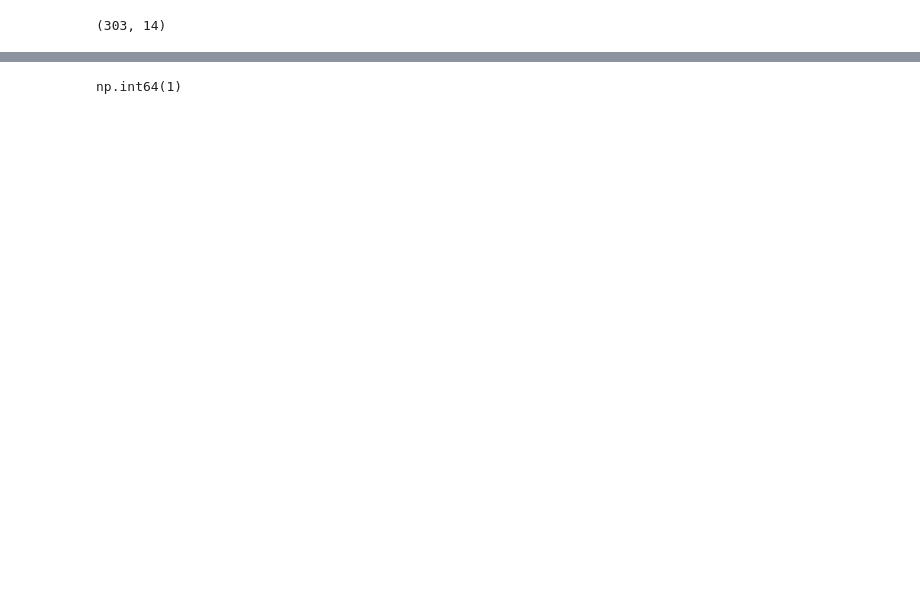
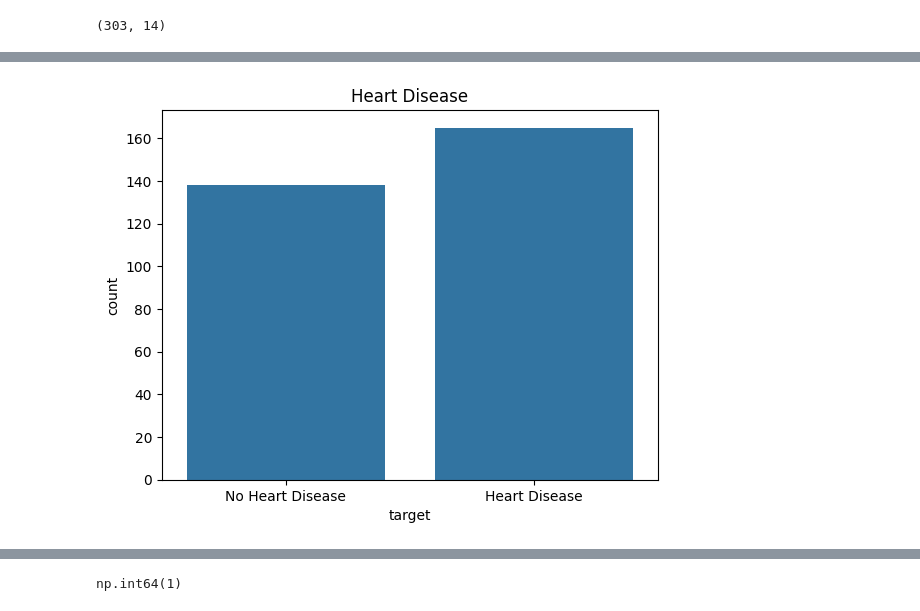
Before and after one commit to NeerajGaur19/NeerajGaur19, a Jupyter notebook: Machine Learning/Algorithms/Supervised/Classification/Decision Tree Classifier/6. Decision Tree - Heart Disease Detection.ipynb, the cells around one changed output, grey strips where cells are left out. Saved outputs shown, nothing was run; the diff lists cells and outputs as text; code cells hidden in the pictures; blank space fills up the shorter version.

```diff
--- a/Machine Learning/Algorithms/Supervised/Classification/Decision Tree Classifier/6. Decision Tree - Heart Disease Detection.ipynb
+++ b/Machine Learning/Algorithms/Supervised/Classification/Decision Tree Classifier/6. Decision Tree - Heart Disease Detection.ipynb
@@ -32,3 +77,12 @@ df.shape
+# %%
+#df['Disease_Status'] = df['target'].map({0: 'No Heart Disease',1: 'Heart Disease'})
+
+ax = sns.countplot(x='target',data=df)  #,hue=df['Disease_Status'])
+ax.set_xticklabels(['No Heart Disease', 'Heart Disease'])
+plt.title('Heart Disease')
+plt.show()
+# %% [output]
+[figure, added]
 # %%
 df.isnull().sum()
 # %% [output]
```
Also changed, not shown: parts of 58 cells of this notebook.
